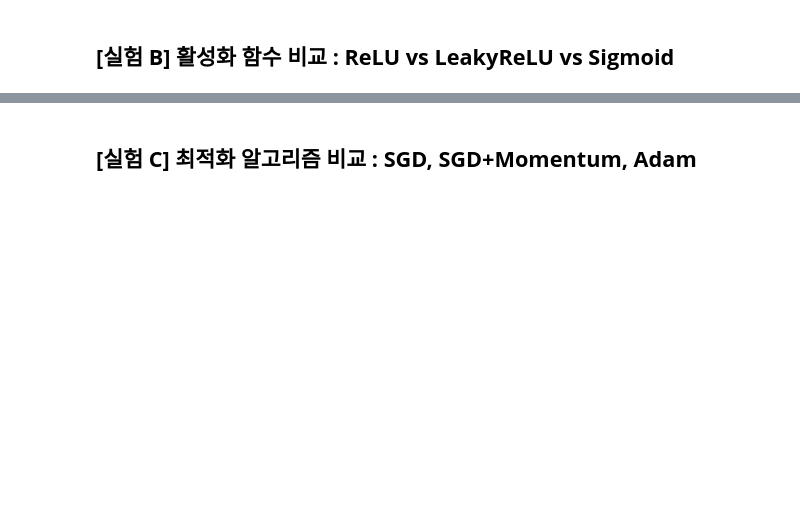
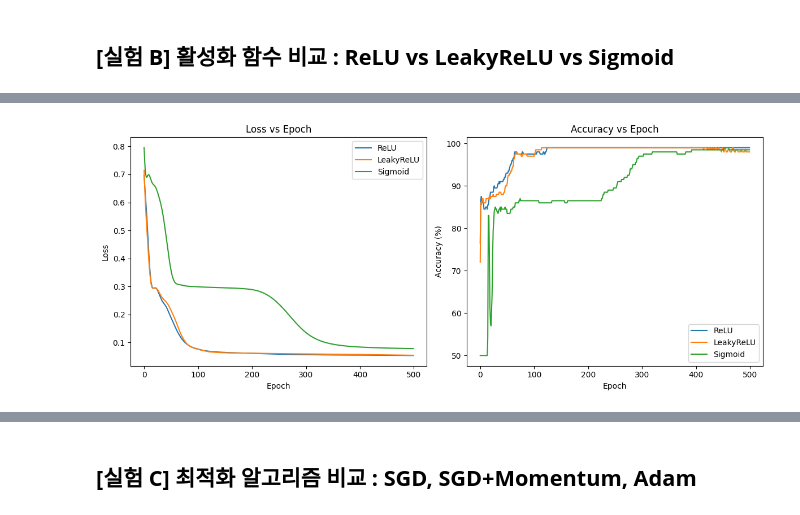
Before and after one commit to GARAM-SHIN/2025-1_CV, a Jupyter notebook: HW#3.ipynb, the cells around one changed output, grey strips where cells are left out. Cells and saved outputs as stored; diff of their text form; code cells hidden in the pictures; blank space fills up the shorter version.

```diff
--- a/HW#3.ipynb
+++ b/HW#3.ipynb
@@ -178 +262,7 @@ y_train = torch.tensor(y_train, dtype=torch.long)
+# %%
+# 학습 및 테스트 데이터를 PyTorch Tensor로 변환
+X_train_tensor = torch.tensor(X_train, dtype=torch.float32).to(device)
+y_train_tensor = torch.tensor(y_train, dtype=torch.long).to(device)
+X_test_tensor = torch.tensor(X_test, dtype=torch.float32).to(device)
+y_test_tensor = torch.tensor(y_test, dtype=torch.long).to(device)
 # %%
@@ -268,0 +322,2 @@ for name, act_fn in activations.items():
+# %%
+model_relu, loss_relu, acc_relu = train_model(nn.ReLU)    # ReLU 활성화 함수
@@ -268,0 +330,2 @@ for name, act_fn in activations.items():
+# %%
+model_leaky, loss_leaky, acc_leaky = train_model(nn.LeakyReLU)    # LeakyReLU 활성화 함수
@@ -268,0 +338,2 @@ for name, act_fn in activations.items():
+# %%
+model_sigmoid, loss_sigmoid, acc_sigmoid = train_model(nn.Sigmoid)    # Sigmoid 활성화 함수
@@ -268,0 +346,29 @@ for name, act_fn in activations.items():
+# %%
+# 손실 및 정확도 시각화
+epochs = range(500)
+plt.figure(figsize=(12, 5))
+
+# 손실 곡선 그래프
+plt.subplot(1, 2, 1)
+plt.plot(epochs, loss_relu, label="ReLU")
+plt.plot(epochs, loss_leaky, label="LeakyReLU")
+plt.plot(epochs, loss_sigmoid, label="Sigmoid")
+plt.xlabel("Epoch")
+plt.ylabel("Loss")
+plt.title("Loss vs Epoch")
+plt.legend()
+
+# 정확도 곡선 그래프
+plt.subplot(1, 2, 2)
+plt.plot(epochs, acc_relu, label="ReLU")
+plt.plot(epochs, acc_leaky, label="LeakyReLU")
+plt.plot(epochs, acc_sigmoid, label="Sigmoid")
+plt.xlabel("Epoch")
+plt.ylabel("Accuracy (%)")
+plt.title("Accuracy vs Epoch")
+plt.legend()
+
+plt.tight_layout()
+plt.show()    # 시각화 결과 출력
+# %% [output]
+[figure, added]
```
Also changed, not shown: parts of 58 cells of this notebook.
